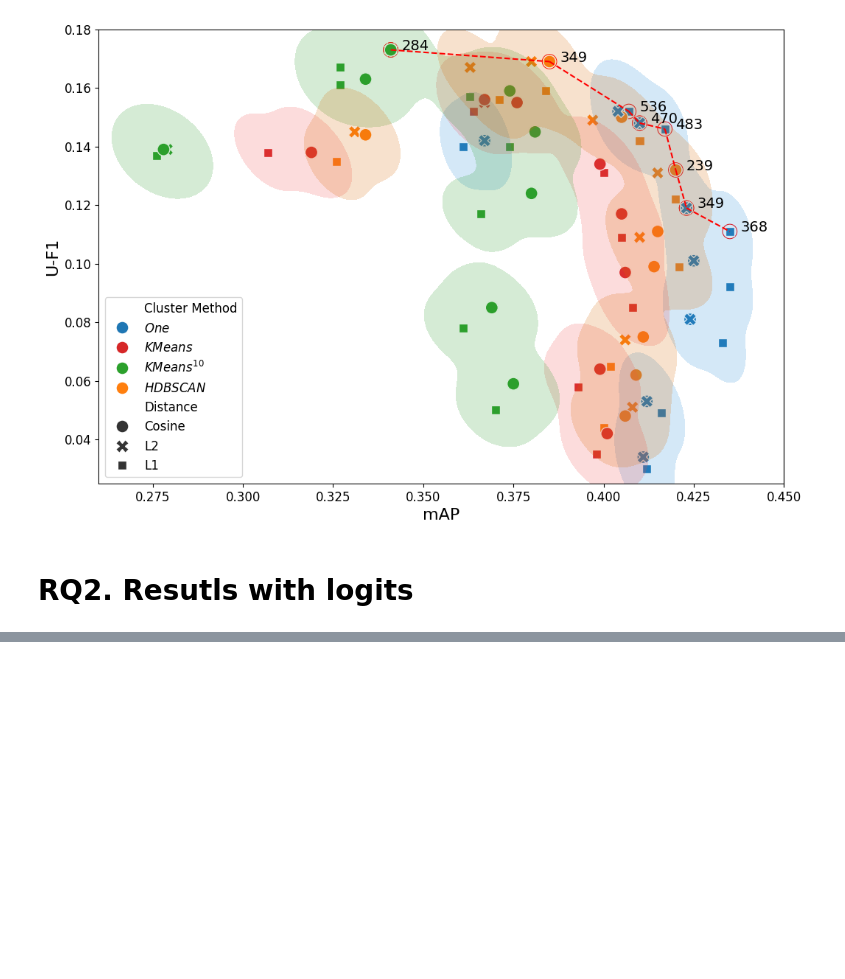
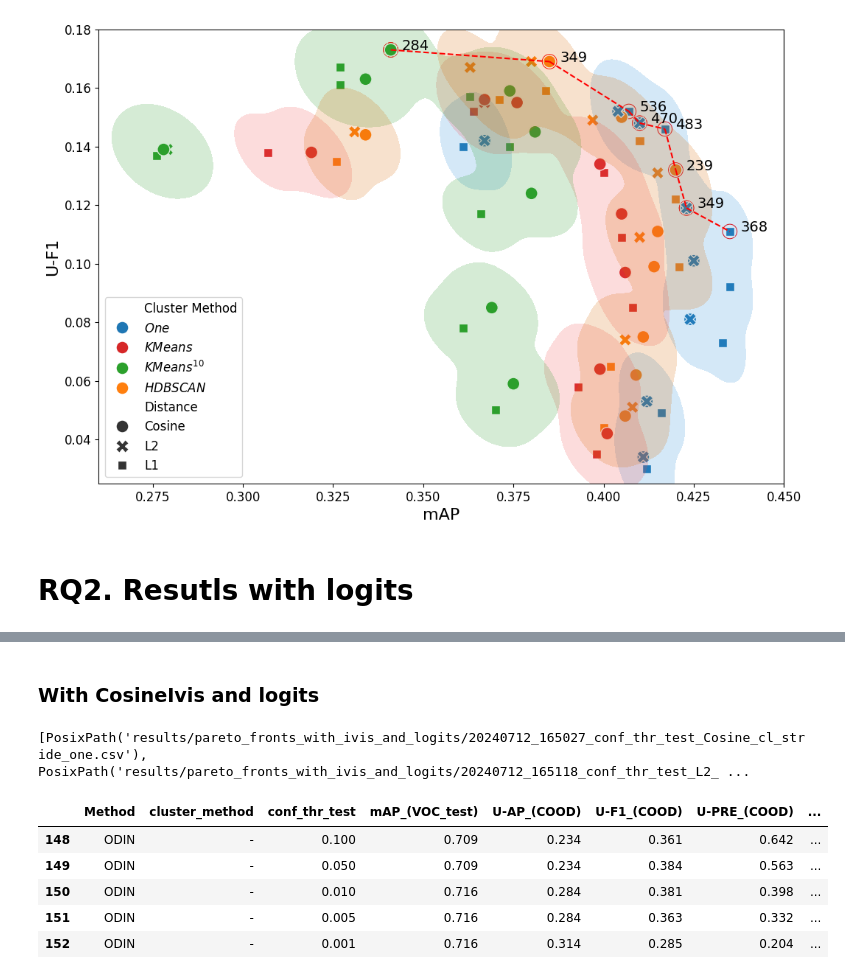
Before and after one commit to aitor-martinez-seras/OoD_in_Object_Detection, a Jupyter notebook: process_results.ipynb, the cells around one changed output, grey strips where cells are left out. Cells and saved outputs as stored; diff of their text form; code cells hidden in the pictures; blank space fills up the shorter version.

```diff
--- a/process_results.ipynb
+++ b/process_results.ipynb
@@ -624,0 +642,18 @@ The palette list has fewer values (4) than needed (5) and will cycle, which may
+# %% [markdown]
+### With CosineIvis and logits
+# %%
+folder_to_consider = Path("results/pareto_fronts_with_ivis_and_logits")
+documents_to_consider = folder_to_consider.rglob("*.csv")
+documents_to_consider = list(documents_to_consider)
+df = convert_list_of_paths_into_df(documents_to_consider)
+df.reset_index(drop=True, inplace=True)
+df_final = format_df(df, columns_to_keep=FINAL_COLUMNS_WITH_CONF_THR)
+df_final.tail()
+# %% [output]
+[PosixPath('results/pareto_fronts_with_ivis_and_logits/20240712_165027_conf_thr_test_Cosine_cl_stride_one.csv'), PosixPath('results/pareto_fronts_with_ivis_and_logits/20240712_165118_conf_thr_test_L2_ ...
+|  | Method | cluster_method | conf_thr_test | mAP_(VOC_test) | U-AP_(COOD) | U-F1_(COOD) | U-PRE_(COOD) | ... |
+| 148 | ODIN | - | 0.100 | 0.709 | 0.234 | 0.361 | 0.642 | ... |
+| 149 | ODIN | - | 0.050 | 0.709 | 0.234 | 0.384 | 0.563 | ... |
+| 150 | ODIN | - | 0.010 | 0.716 | 0.284 | 0.381 | 0.398 | ... |
+| 151 | ODIN | - | 0.005 | 0.716 | 0.284 | 0.363 | 0.332 | ... |
+| 152 | ODIN | - | 0.001 | 0.716 | 0.314 | 0.285 | 0.204 | ... |
```
Also changed, not shown: parts of 11 cells of this notebook, 1 other file.
